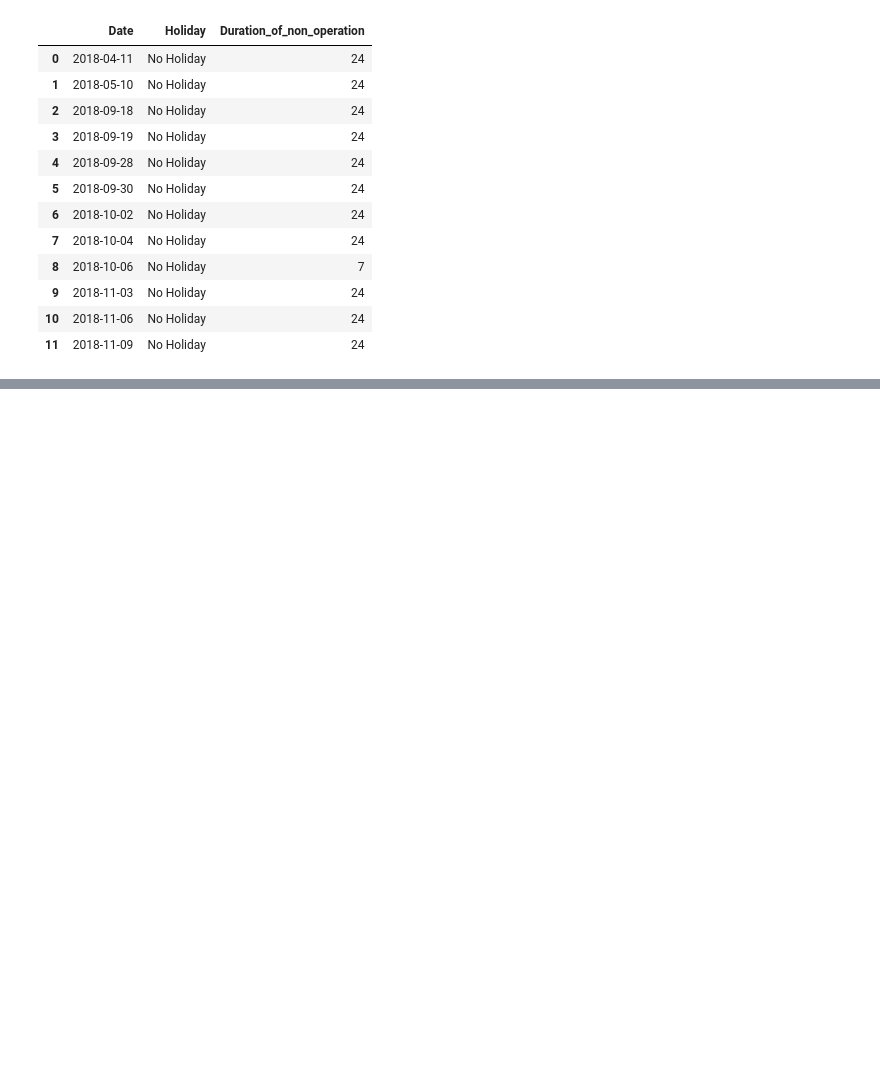
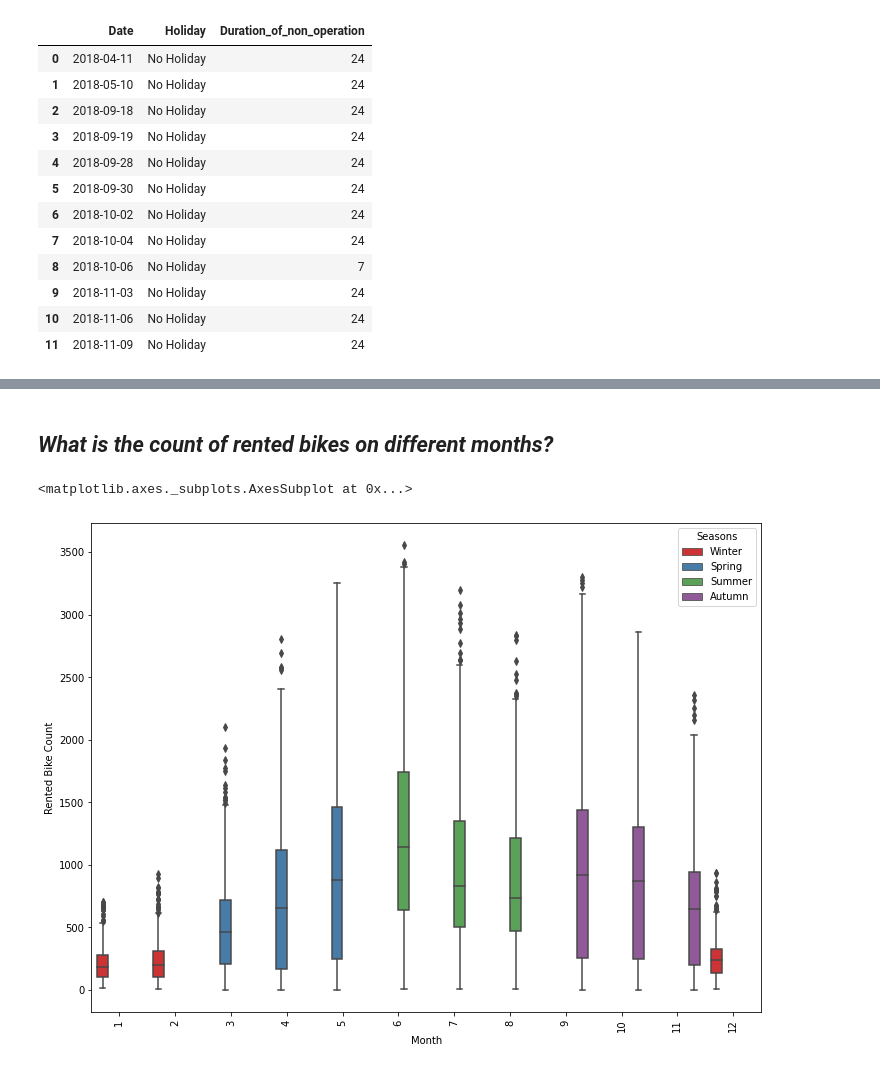
Before and after one commit to RadhikaRM/BikeShareDemandprediction, a Jupyter notebook: Bike_Sharing_Prediction.ipynb, the cells around one changed output, grey strips where cells are left out. Drawn from its saved outputs; the diff is of its cells as text; code cells hidden in the pictures; blank space fills up the shorter version.

```diff
--- a/Bike_Sharing_Prediction.ipynb
+++ b/Bike_Sharing_Prediction.ipynb
@@ -279,0 +333,10 @@ non_functioning_days.loc[non_functioning_days['Holiday']=='No Holiday'].groupby(
+# %% [markdown]
+##  *What is the count of rented bikes on different months?*
+# %%
+
+plt.figure(figsize=(12,9))
+plt.xticks(rotation=90)
+sns.boxplot(x='Month',y='Rented Bike Count',data=bd_df,palette='Set1',hue='Seasons')
+# %% [output]
+<matplotlib.axes._subplots.AxesSubplot at 0x...>
+[figure, added]
```
Also changed, not shown: parts of 12 cells of this notebook.
